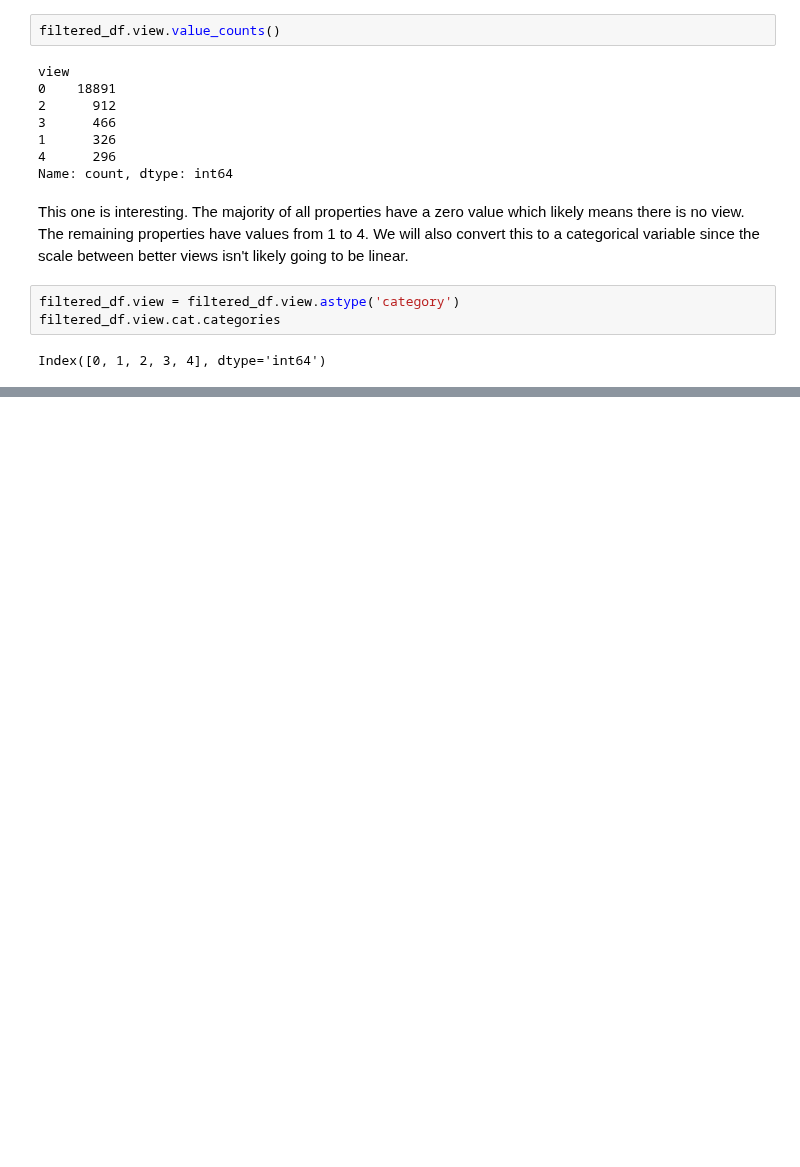
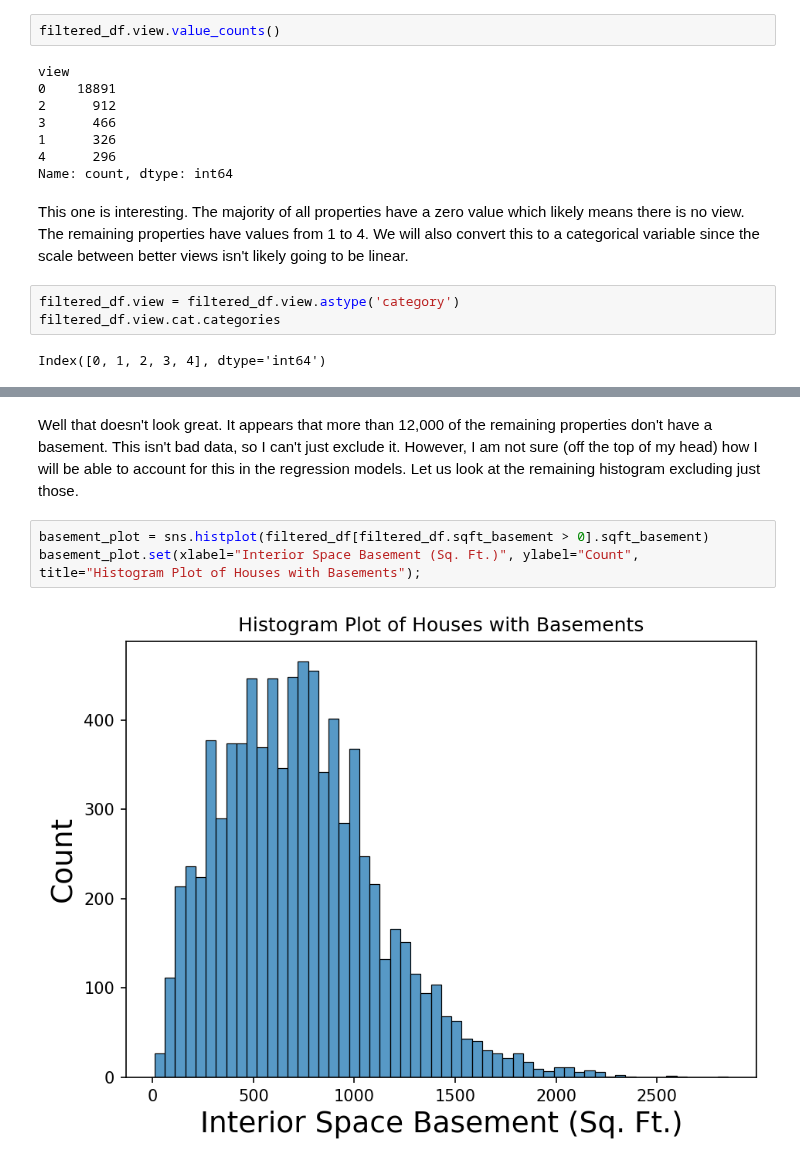
Before and after one commit to jmfb/CS5610, a Jupyter notebook: m4p4/M4 Project 4.ipynb, the cells around one changed output, grey strips where cells are left out. Drawn from its saved outputs; the diff is of its cells as text; blank space fills up the shorter version.

```diff
--- a/m4p4/M4 Project 4.ipynb
+++ b/m4p4/M4 Project 4.ipynb
@@ -345,0 +419,7 @@ Index([0, 1, 2, 3, 4], dtype='int64')
+# %% [markdown]
+Well that doesn't look great.  It appears that more than 12,000 of the remaining properties don't have a basement.  This isn't bad data, so I can't just exclude it.  However, I am not sure (off the top of my head) how I will be able to account for this in the regression models.  Let us look at the remaining histogram excluding just those.
+# %%
+basement_plot = sns.histplot(filtered_df[filtered_df.sqft_basement > 0].sqft_basement)
+basement_plot.set(xlabel="Interior Space Basement (Sq. Ft.)", ylabel="Count", title="Histogram Plot of Houses with Basements");
+# %% [output]
+[figure, added]
```
Also changed, not shown: parts of 18 cells of this notebook.
